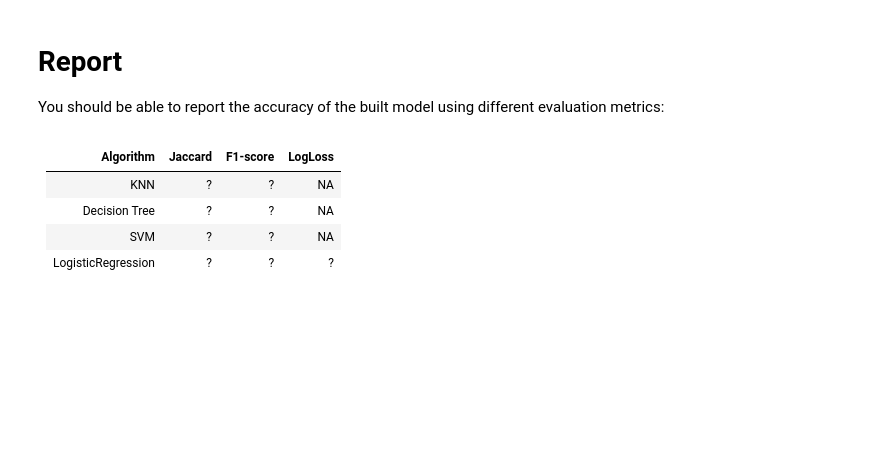
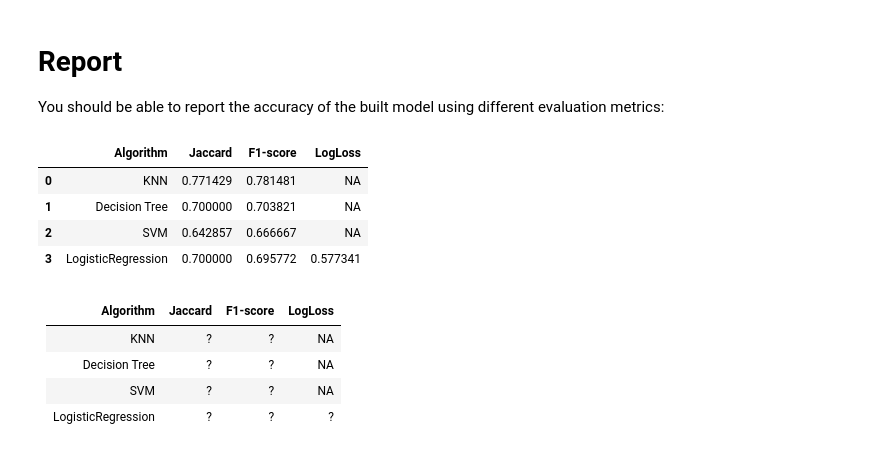
Before and after one commit to jbizzlefoshizzle/ML_Classifier_Comparison, a Jupyter notebook: Classifier Comparisons.ipynb, the cells around one changed output. Drawn from its saved outputs; the diff is of its cells as text; code cells hidden in the pictures; blank space fills up the shorter version.

```diff
--- a/Classifier Comparisons.ipynb
+++ b/Classifier Comparisons.ipynb
@@ -373,11 +366,11 @@ from sklearn import tree
 tree2 = DecisionTreeClassifier(criterion="entropy", max_depth=4)
 tree2.fit(X_train, y_train)
 
-prediction_tree = tree2.predict(X_test)
+tree_yhat = tree2.predict(X_test)
 
-print(f' Prediction vs Actual: {prediction_tree[0:5]} vs {y_test[0:5]}')
+print(f' Prediction vs Actual: {tree_yhat[0:5]} vs {y_test[0:5]}')
 print(f'')
-print(f' Decision Tree Accuracy: {metrics.accuracy_score(y_test, prediction_tree)}')
+print(f' Decision Tree Accuracy: {metrics.accuracy_score(y_test, tree_yhat)}')
 # %% [output]
  Prediction vs Actual: ['PAIDOFF' 'PAIDOFF' 'COLLECTION' 'PAIDOFF' 'PAIDOFF'] vs ['PAIDOFF' 'PAIDOFF' 'COLLECTION' 'PAIDOFF' 'COLLECTION']
 
@@ -602,8 +587,8 @@ print(f1_knn, jacc_knn)
 # %%
 # Decision Tree
 
-f1_tree = f1_score(y_test, prediction_tree, average='weighted')
-jacc_tree = jaccard_similarity_score(y_test, prediction_tree)
+f1_tree = f1_score(y_test, tree_yhat, average='weighted')
+jacc_tree = jaccard_similarity_score(y_test, tree_yhat)
 
 print(f1_tree,jacc_tree)
 # %% [output]
@@ -631,6 +616,23 @@ print(f1_LR, jacc_LR, log_loss_LR)
 # %% [markdown]
 # Report
 You should be able to report the accuracy of the built model using different evaluation metrics:
+# %%
+data = {'Algorithm': ['KNN', 'Decision Tree', 'SVM', 'LogisticRegression'],
+        'Jaccard': [jacc_knn, jacc_tree, jacc_svm, jacc_LR],
+        'F1-score': [f1_knn, f1_tree, f1_svm, f1_LR],
+        'LogLoss': ['NA', 'NA', 'NA', log_loss_LR]
+       }
+
+accuracy_df = pd.DataFrame(data, columns =
+                           ['Algorithm', 'Jaccard', 'F1-score', 'LogLoss'])
+
+accuracy_df.style.hide
+# %% [output]
+|  | Algorithm | Jaccard | F1-score | LogLoss |
+| 0 | KNN | 0.771429 | 0.781481 | NA |
+| 1 | Decision Tree | 0.700000 | 0.703821 | NA |
+| 2 | SVM | 0.642857 | 0.666667 | NA |
+| 3 | LogisticRegression | 0.700000 | 0.695772 | 0.577341 |
 # %% [markdown]
 | Algorithm          | Jaccard | F1-score | LogLoss |
 |--------------------|---------|----------|---------|
```
Also changed, not shown: parts of 5 cells of this notebook.
